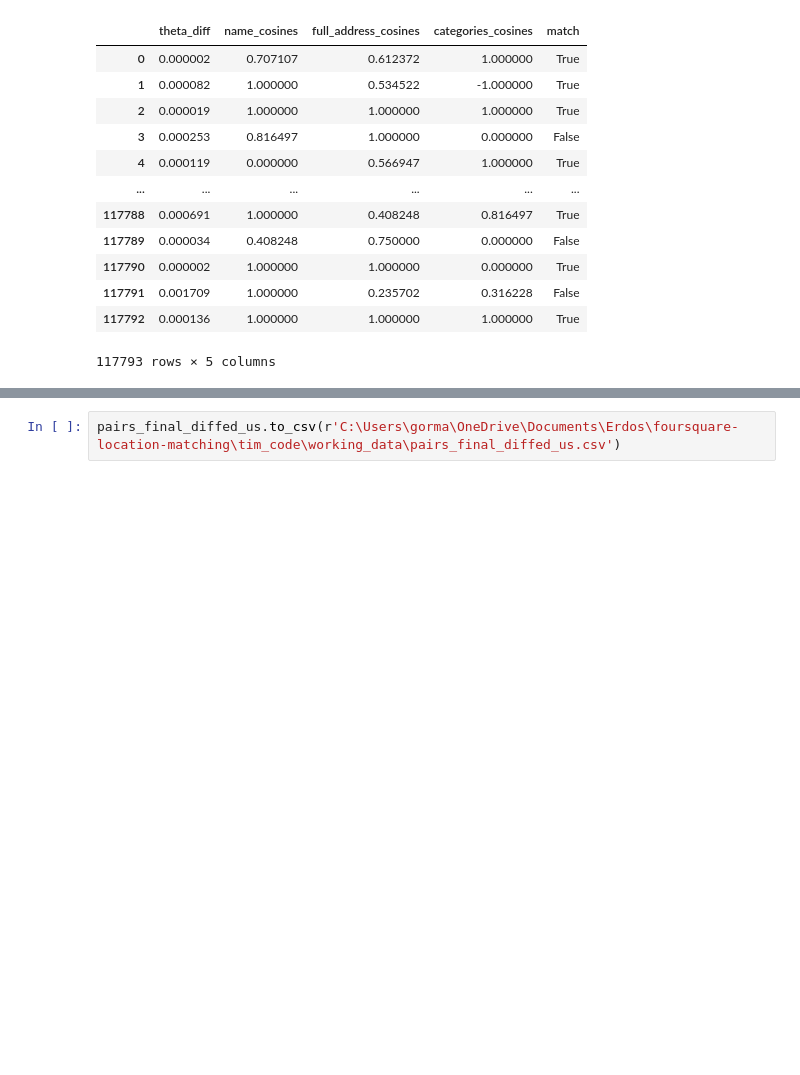
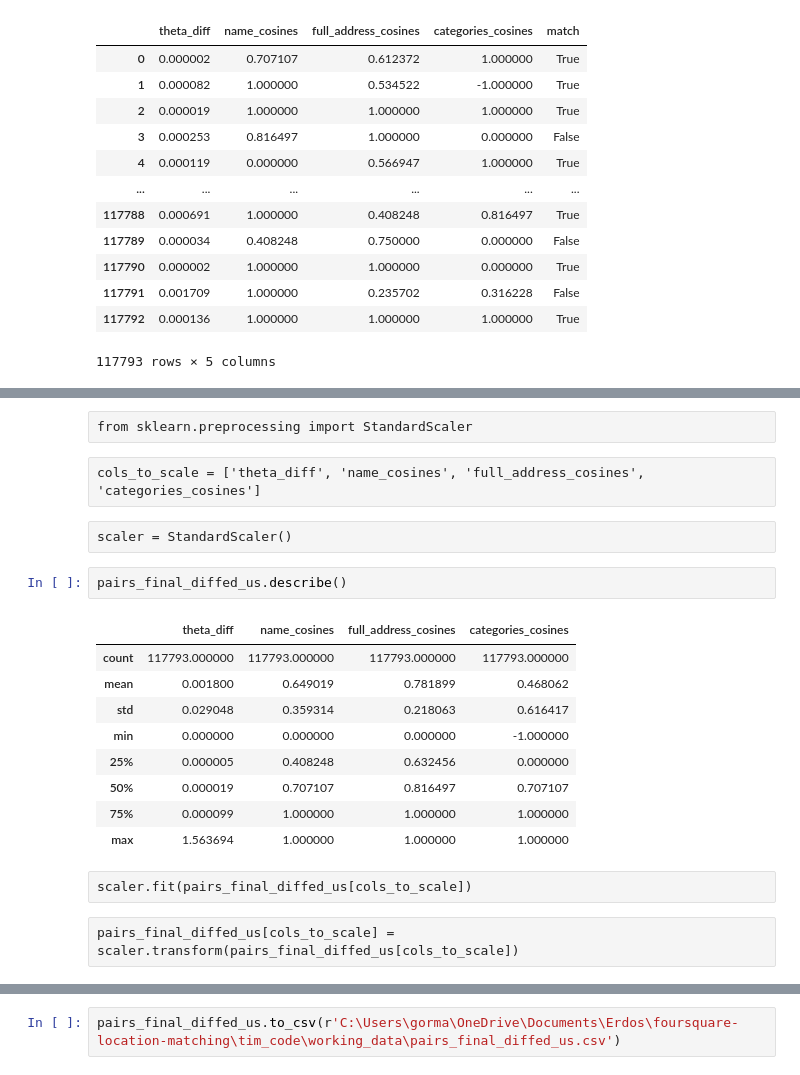
Before and after one commit to gormantt/foursquare-location-matching, a Jupyter notebook: tim_code/eda/2022.05.20_pairs_logistic_regression.ipynb, the cells around one changed output, grey strips where cells are left out. Drawn from its saved outputs; the diff is of its cells as text; blank space fills up the shorter version.

```diff
--- a/tim_code/eda/2022.05.20_pairs_logistic_regression.ipynb
+++ b/tim_code/eda/2022.05.20_pairs_logistic_regression.ipynb
@@ -430,0 +511,22 @@ pairs_final_diffed_us
+# %% [raw]
+from sklearn.preprocessing import StandardScaler
+# %% [raw]
+cols_to_scale = ['theta_diff', 'name_cosines', 'full_address_cosines', 'categories_cosines']
+# %% [raw]
+scaler = StandardScaler()
+# %%
+pairs_final_diffed_us.describe()
+# %% [output]
+|  | theta_diff | name_cosines | full_address_cosines | categories_cosines |
+| count | 117793.000000 | 117793.000000 | 117793.000000 | 117793.000000 |
+| mean | 0.001800 | 0.649019 | 0.781899 | 0.468062 |
+| std | 0.029048 | 0.359314 | 0.218063 | 0.616417 |
+| min | 0.000000 | 0.000000 | 0.000000 | -1.000000 |
+| 25% | 0.000005 | 0.408248 | 0.632456 | 0.000000 |
+| 50% | 0.000019 | 0.707107 | 0.816497 | 0.707107 |
+| 75% | 0.000099 | 1.000000 | 1.000000 | 1.000000 |
+| max | 1.563694 | 1.000000 | 1.000000 | 1.000000 |
+# %% [raw]
+scaler.fit(pairs_final_diffed_us[cols_to_scale])
+# %% [raw]
+pairs_final_diffed_us[cols_to_scale] = scaler.transform(pairs_final_diffed_us[cols_to_scale])
```
Also changed, not shown: parts of 16 cells of this notebook, 6 other files.
